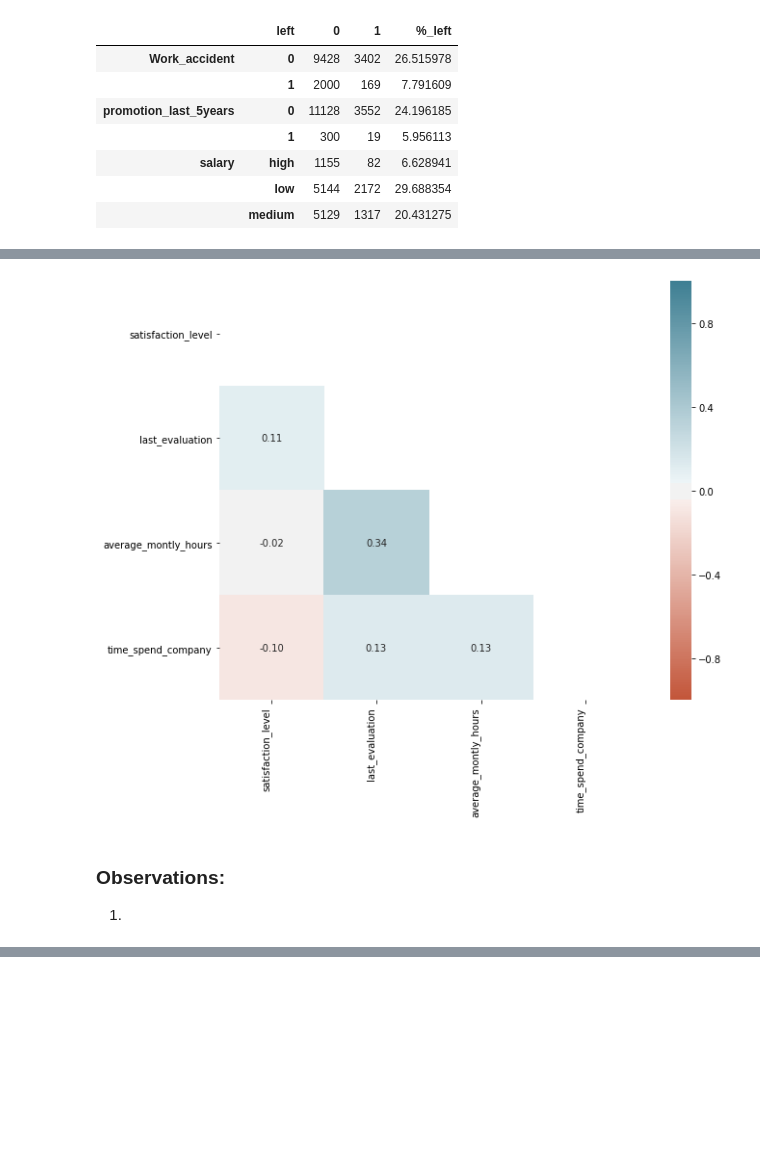
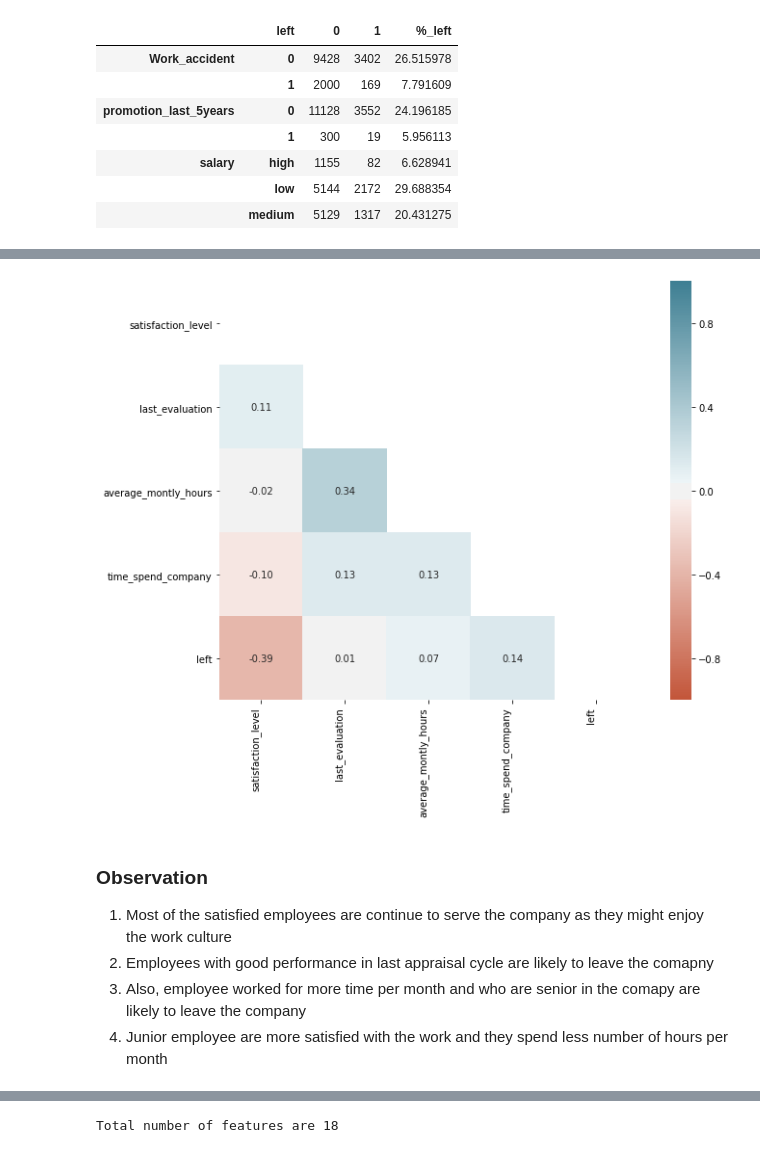
Before and after one commit to pramodnagare/Applied-Learning, a Jupyter notebook: Employee Retention Tool Kit/ToolKit.ipynb, the cells around one changed output, grey strips where cells are left out. Saved outputs shown, nothing was run; the diff lists cells and outputs as text; code cells hidden in the pictures; blank space fills up the shorter version.

Commit message:
Model implementation

```diff
--- a/Employee Retention Tool Kit/ToolKit.ipynb
+++ b/Employee Retention Tool Kit/ToolKit.ipynb
@@ -166,30 +214,36 @@ summary
 # %%
+#Continouse variable analysis:
+
+columns = ['satisfaction_level', 'last_evaluation', 'average_montly_hours', 'time_spend_company', 'left']
 corr = data[columns].corr()
 fig, ax = plt.subplots(figsize = (12,8))
 
 mask = np.zeros_like(corr, dtype=np.bool)
 mask[np.triu_indices_from(mask)] = True
 
 ax = sns.heatmap(
     corr,
     vmin=-1, vmax=1, center=0,
     cmap=sns.diverging_palette(20, 220, n=200, as_cmap=True),
     square=True,
     mask=mask,
     annot=True,
     fmt=".2f"
 )
 ax.set_xticklabels(
     ax.get_xticklabels(),
     rotation='vertical',
     horizontalalignment='right'
 );
 # %% [output]
-[figure, old version]
+[figure, new version]
-# %% [markdown]
-### Observations:
-
-1.
+# %% [markdown]
+### Observation
+
+1. Most of the satisfied employees are continue to serve the company as they might enjoy the work culture
+2. Employees with good performance in last appraisal cycle are likely to leave the comapny
+3. Also, employee worked for more time per month and who are senior in the comapy are likely to leave the company
+4. Junior employee are more satisfied with the work and they spend less number of hours per month
 # %%
 data.head()
 # %% [output]
@@ -210,3 +267,9 @@ data_new.head()
 | 2 | 0.11 | 0.88 | 7 | 272 | 4 | ... |
 | 3 | 0.72 | 0.87 | 5 | 223 | 5 | ... |
 | 4 | 0.37 | 0.52 | 2 | 159 | 3 | ... |
+# %%
+# At this stage we will consider all the departments for the model building and evaluate the result with feature importance
+
+print("Total number of features are {} ".format(data_new.shape[1] -1 ))
+# %% [output]
+Total number of features are 18
```
Also changed, not shown: parts of 27 cells of this notebook.
